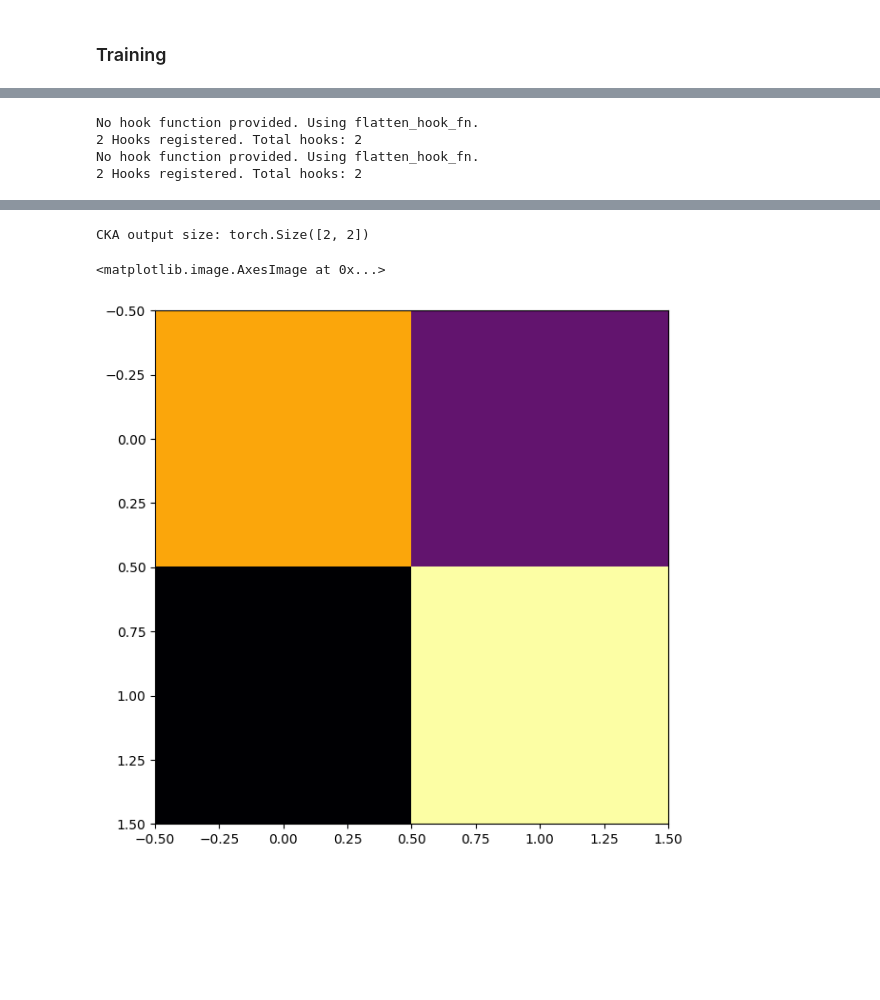
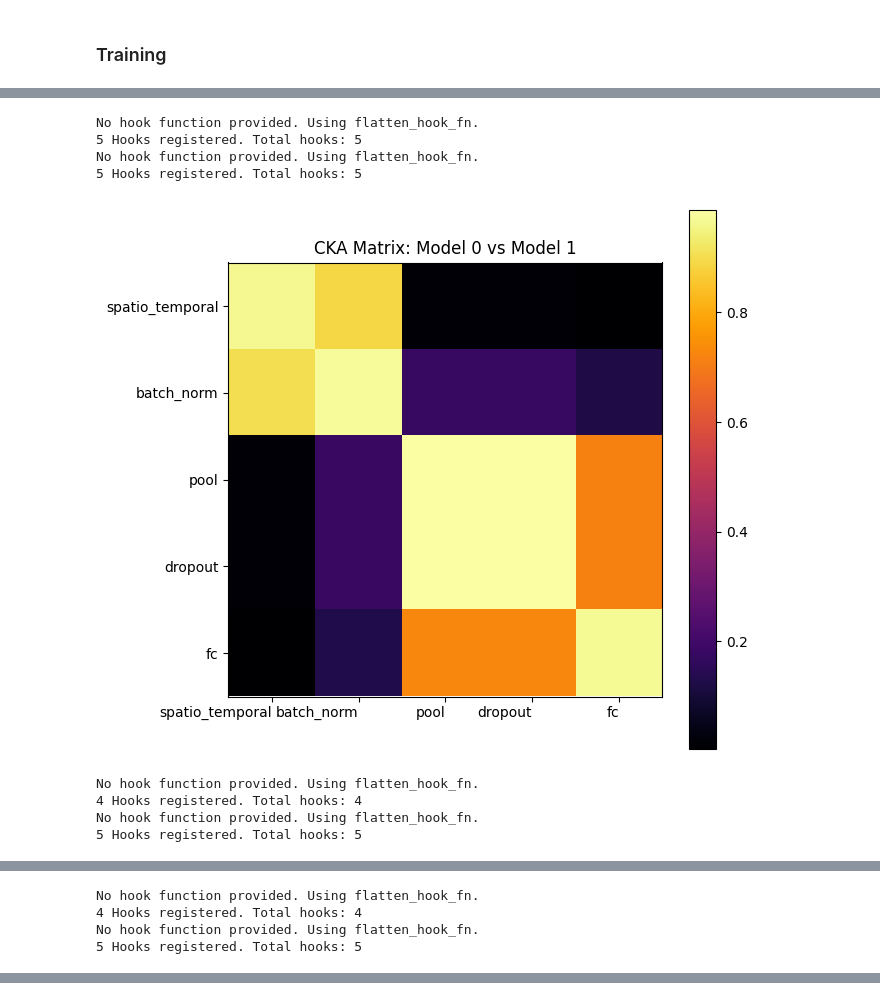
Before and after one commit to AlbinoLoaf/brAIncells, a Jupyter notebook: test_model.ipynb, the cells around one changed output, grey strips where cells are left out. Drawn from its saved outputs; the diff is of its cells as text; code cells hidden in the pictures; blank space fills up the shorter version.

```diff
--- a/test_model.ipynb
+++ b/test_model.ipynb
@@ -94,7 +94,7 @@ class TrainNN():
     def __init__(self):
         self.device = torch.device("cuda" if torch.cuda.is_available() else "cpu")
 
-    def train_model(self, model, train_loader, val_loader, learning_rate, epochs=100, prints=True):
+    def train_model(self, model, train_loader, val_loader, learning_rate, epochs=100, prints=True,modrun=0):
         model = model.to(self.device)
 
         criterion = nn.CrossEntropyLoss()
@@ -150,7 +150,8 @@ class TrainNN():
                      f"| Val loss: {epoch_loss_val:.4f}, Val acc: {(epoch_accuracy_val*100):.2f}%")
 
         print(f"Highest Train Accuracy {(highest_train_accuracy*100):.2f}")
-        torch.save(model.state_dict(), 'eeg_gnn.pth')
+        torch.save(model.state_dict(), f'eeg_nnmod{modrun}.pth')
+
 
         losses = [losses_train, losses_val]
 
@@ -205,7 +206,10 @@ pool_size = 100
 
 # Training parameters
 lr = 1e-3
-epochs = 60
+epochs = 20
+
+#Models
+modruns = 4
 # %% [markdown]
 ### Training
 # %%
@@ -241,7 +233,23 @@ Highest Train Accuracy 62.83
 # %%
-calculator = CKACalculator(model1=trained_model1, model2=trained_model2, dataloader=train_loader)
+for i in range(modruns - 1):
+    calculator = CKACalculator(model1=mods[0][0], model2=mods[i + 1][0], dataloader=train_loader)
+    cka_output = calculator.calculate_cka_matrix()
+
+    # Plot the matrix
+    plt.figure(figsize=(7, 7))
+    plt.imshow(cka_output.cpu().numpy(), cmap='inferno')
+    plt.xticks(ticks=np.arange(len(calculator.module_names_X)), labels=calculator.module_names_X, ha="right")
+    plt.yticks(ticks=np.arange(len(calculator.module_names_Y)), labels=calculator.module_names_Y)
+    plt.colorbar()
+    plt.title(f'CKA Matrix: Model 0 vs Model {i+1}')
+    plt.show()
 # %% [output]
 No hook function provided. Using flatten_hook_fn.
-2 Hooks registered. Total hooks: 2
+5 Hooks registered. Total hooks: 5
 No hook function provided. Using flatten_hook_fn.
-2 Hooks registered. Total hooks: 2
+5 Hooks registered. Total hooks: 5
+[figure, added]
+No hook function provided. Using flatten_hook_fn.
+4 Hooks registered. Total hooks: 4
+No hook function provided. Using flatten_hook_fn.
+5 Hooks registered. Total hooks: 5
@@ -247,0 +257,4 @@ No hook function provided. Using flatten_hook_fn.
+No hook function provided. Using flatten_hook_fn.
+4 Hooks registered. Total hooks: 4
+No hook function provided. Using flatten_hook_fn.
+5 Hooks registered. Total hooks: 5
@@ -248,11 +261,0 @@ No hook function provided. Using flatten_hook_fn.
-# %%
-cka_output = calculator.calculate_cka_matrix()
-print(f"CKA output size: {cka_output.size()}")
-# %% [output]
-CKA output size: torch.Size([2, 2])
-# %%
-plt.rcParams['figure.figsize'] = (7, 7)
-plt.imshow(cka_output.cpu().numpy(), cmap='inferno')
-# %% [output]
-<matplotlib.image.AxesImage at 0x...>
-[figure, removed]
```
Also changed, not shown: parts of 5 cells of this notebook, 2 other files.
